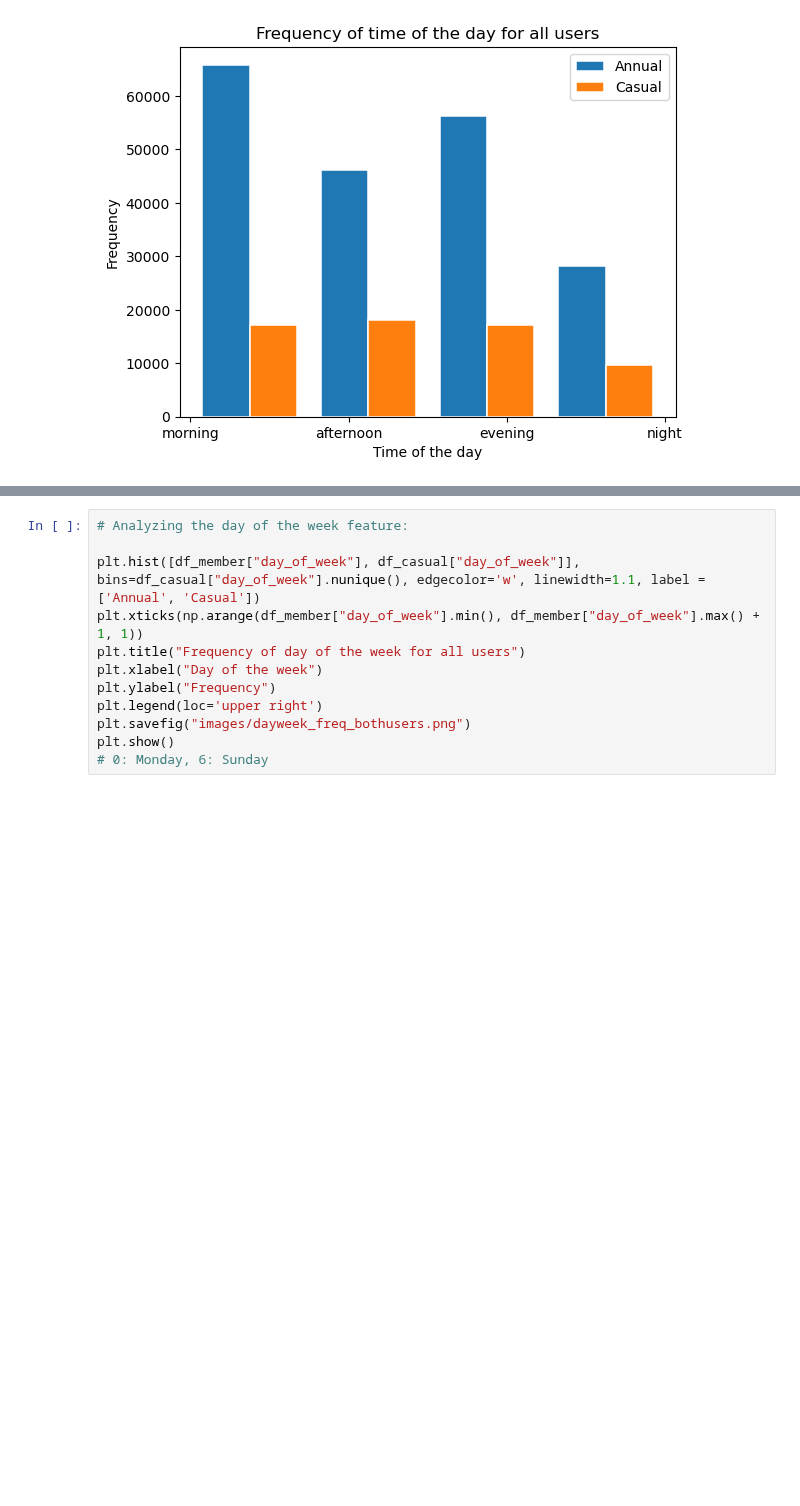
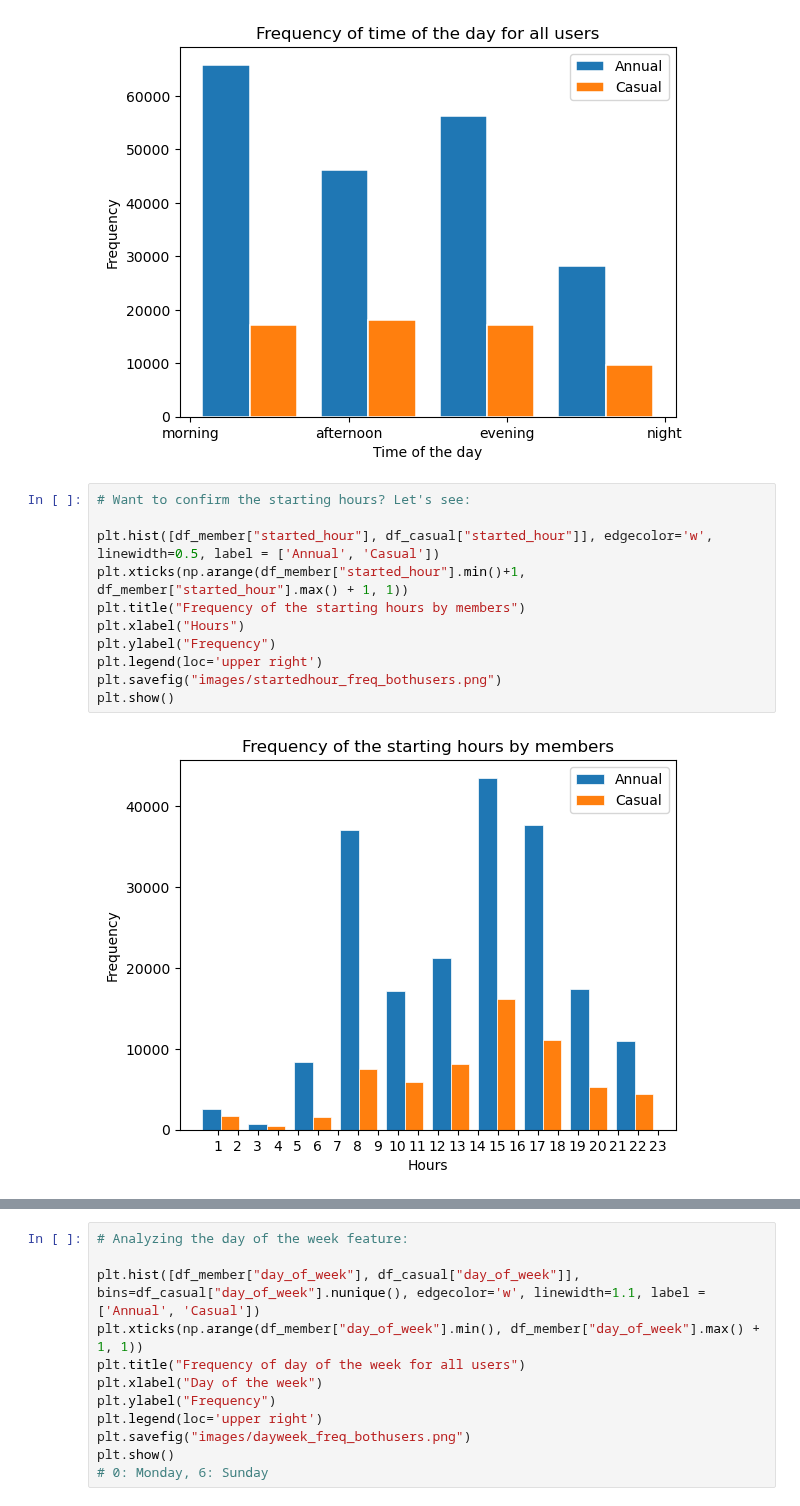
Before and after one commit to Lau397/Case_Study_Bike-Share, a Jupyter notebook: DA_Cyclistic.ipynb, the cells around one changed output, grey strips where cells are left out. Cells and saved outputs as stored; diff of their text form; blank space fills up the shorter version.

```diff
--- a/DA_Cyclistic.ipynb
+++ b/DA_Cyclistic.ipynb
@@ -748,3 +763,16 @@ plt.savefig("images/daytime_freq_bothusers.png")
 plt.show()
 # %% [output]
 [figure]
+# %%
+# Want to confirm the starting hours? Let's see:
+
+plt.hist([df_member["started_hour"], df_casual["started_hour"]], edgecolor='w', linewidth=0.5, label = ['Annual', 'Casual'])
+plt.xticks(np.arange(df_member["started_hour"].min()+1, df_member["started_hour"].max() + 1, 1))
+plt.title("Frequency of the starting hours by members")
+plt.xlabel("Hours")
+plt.ylabel("Frequency")
+plt.legend(loc='upper right')
+plt.savefig("images/startedhour_freq_bothusers.png")
+plt.show()
+# %% [output]
+[figure, added]
```
Also changed, not shown: parts of 13 cells of this notebook, 3 other files.
